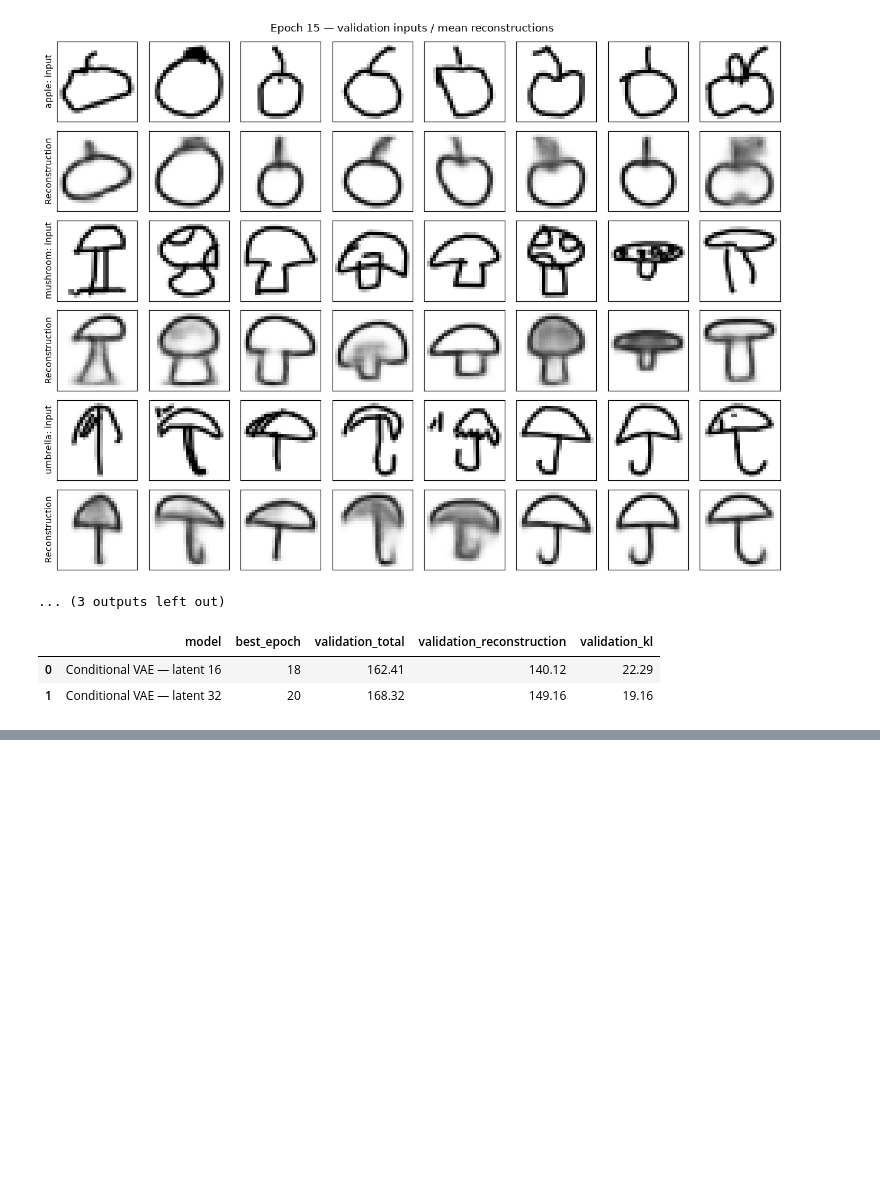
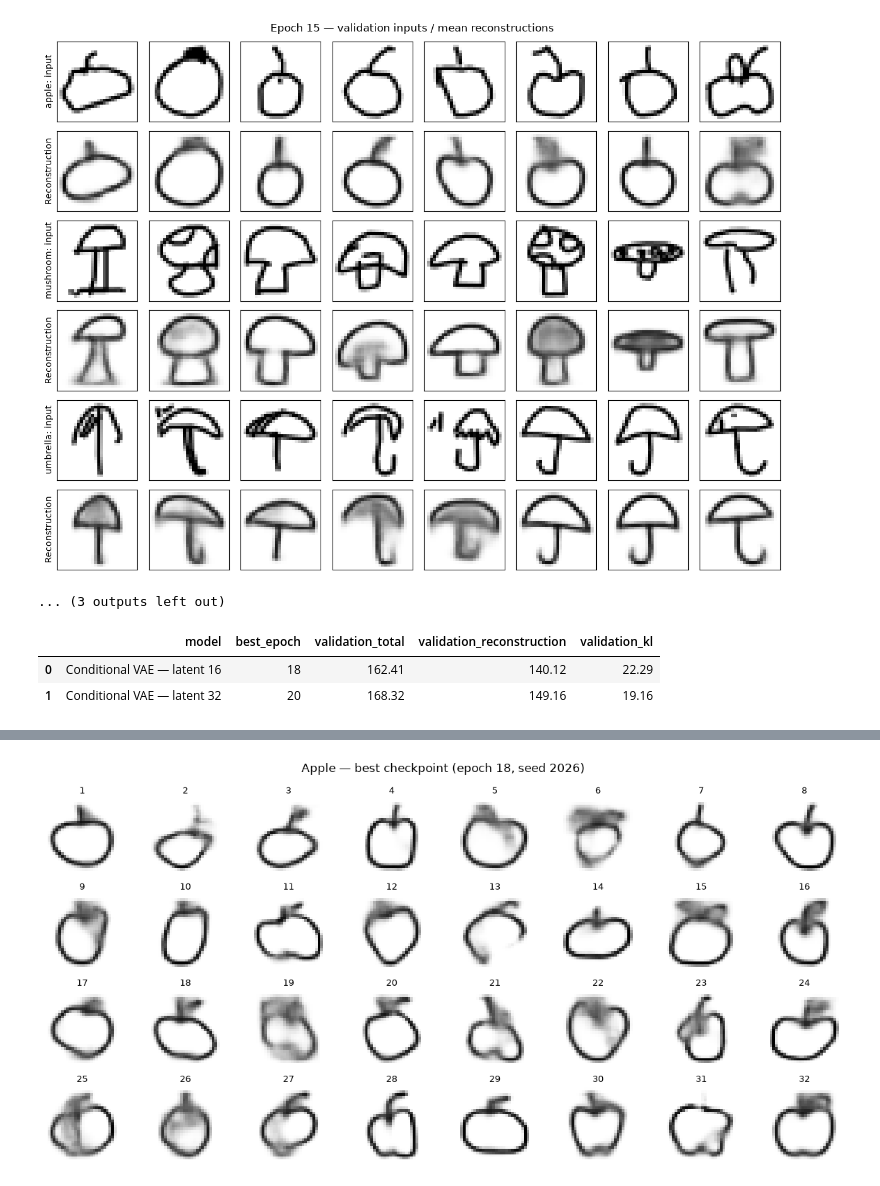
Before and after one commit to ashlabs/sketch-generation-vae, a Jupyter notebook: generative_model.ipynb, the cells around one changed output, grey strips where cells are left out. Cells and saved outputs as stored; diff of their text form; code cells hidden in the pictures; blank space fills up the shorter version.

Commit message:
Document fixed prior sample review of conditional VAE

```diff
--- a/generative_model.ipynb
+++ b/generative_model.ipynb
@@ -2562,0 +2571,85 @@ display(capacity_comparison.round(2))
+# %%
+# Load a checkpoint created locally by this notebook.
+# It includes Python/NumPy state, so it requires weights_only=False.
+baseline_checkpoint = torch.load(
+    conditional_run_dir / "checkpoints" / "best.pt",
+    map_location="cpu",
+    weights_only=False,
+)
+
+baseline_review_model = ConditionalSketchVAE(
+    latent_dim=baseline_checkpoint["config"]["latent_dim"],
+    num_categories=len(CATEGORIES),
+)
+baseline_review_model.load_state_dict(baseline_checkpoint["model"])
+baseline_review_model = baseline_review_model.to(device).eval()
+
+REVIEW_SEED = 2026
+SAMPLES_PER_CATEGORY = 32
+
+review_generator = torch.Generator().manual_seed(REVIEW_SEED)
+review_shared_latent = torch.randn(
+    SAMPLES_PER_CATEGORY,
+    baseline_review_model.latent_dim,
+    generator=review_generator,
+)
+
+# Reuse each latent vector across categories to inspect label effects.
+review_latent = review_shared_latent.repeat(len(CATEGORIES), 1).to(device)
+review_labels = torch.arange(
+    len(CATEGORIES), dtype=torch.long
+).repeat_interleave(SAMPLES_PER_CATEGORY).to(device)
+
+with torch.no_grad():
+    review_samples = baseline_review_model.decode(
+        review_latent, review_labels
+    ).sigmoid().cpu()
+
+for category_id, category in enumerate(CATEGORIES):
+    fig, axes = plt.subplots(4, 8, figsize=(12, 6))
+
+    for sample_index, ax in enumerate(axes.flat):
+        index = category_id * SAMPLES_PER_CATEGORY + sample_index
+        ax.imshow(
+            review_samples[index, 0],
+            cmap="gray_r",
+            vmin=0,
+            vmax=1,
+            interpolation="nearest",
+        )
+        # Number every sample so failures can be discussed precisely.
+        ax.set_title(str(sample_index + 1), fontsize=9)
+        ax.axis("off")
+
+    fig.suptitle(
+        f"{category.capitalize()} — best checkpoint "
+        f"(epoch {baseline_checkpoint['epoch']}, seed {REVIEW_SEED})"
+    )
+    fig.tight_layout()
+    fig.savefig(
+        conditional_run_dir / "figures" / f"prior_review_{category}.png",
+        dpi=150,
+        bbox_inches="tight",
+    )
+    plt.show()
+    plt.close(fig)
+
+review_config = {
+    "checkpoint": "best.pt",
+    "checkpoint_epoch": int(baseline_checkpoint["epoch"]),
+    "latent_dim": baseline_review_model.latent_dim,
+    "seed": REVIEW_SEED,
+    "samples_per_category": SAMPLES_PER_CATEGORY,
+    "shared_latent_across_categories": True,
+    "sample_selection": "All generated samples displayed without filtering",
+}
+
+(conditional_run_dir / "reports" / "prior_review_config.json").write_text(
+    json.dumps(review_config, indent=2),
+    encoding="utf-8",
+)
+
+print("Checkpoint epoch:", baseline_checkpoint["epoch"])
+print("Generated samples:", len(review_samples))
+# %% [output]
+[figure, added]
```
Also changed, not shown: parts of 2 cells of this notebook, 4 other files.
